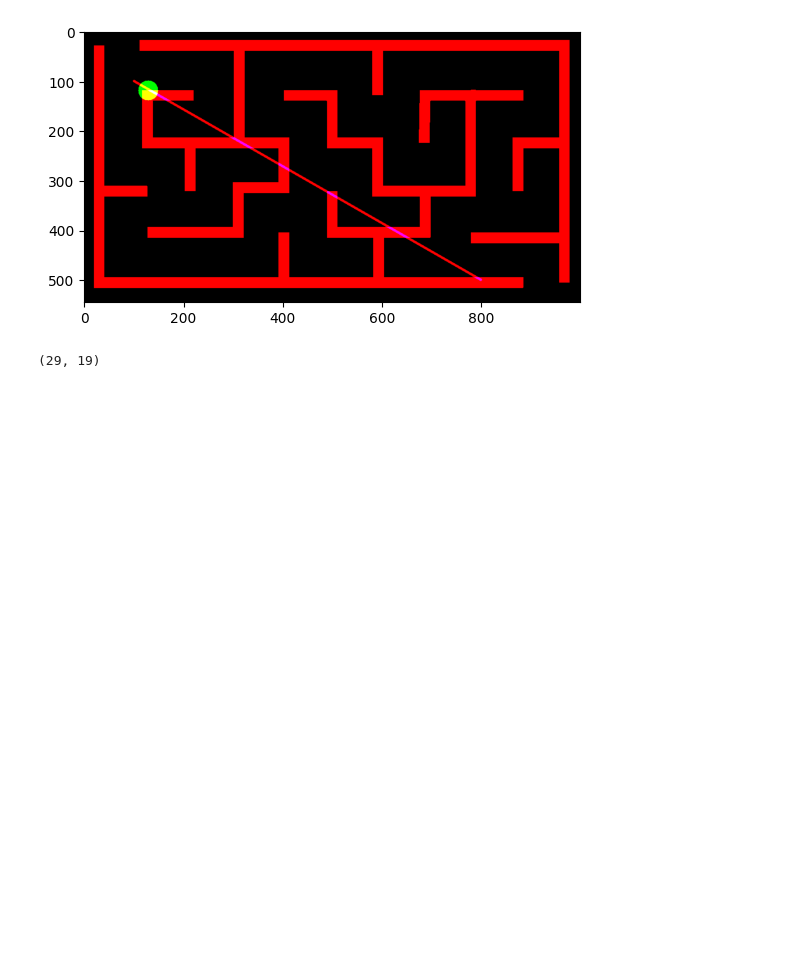
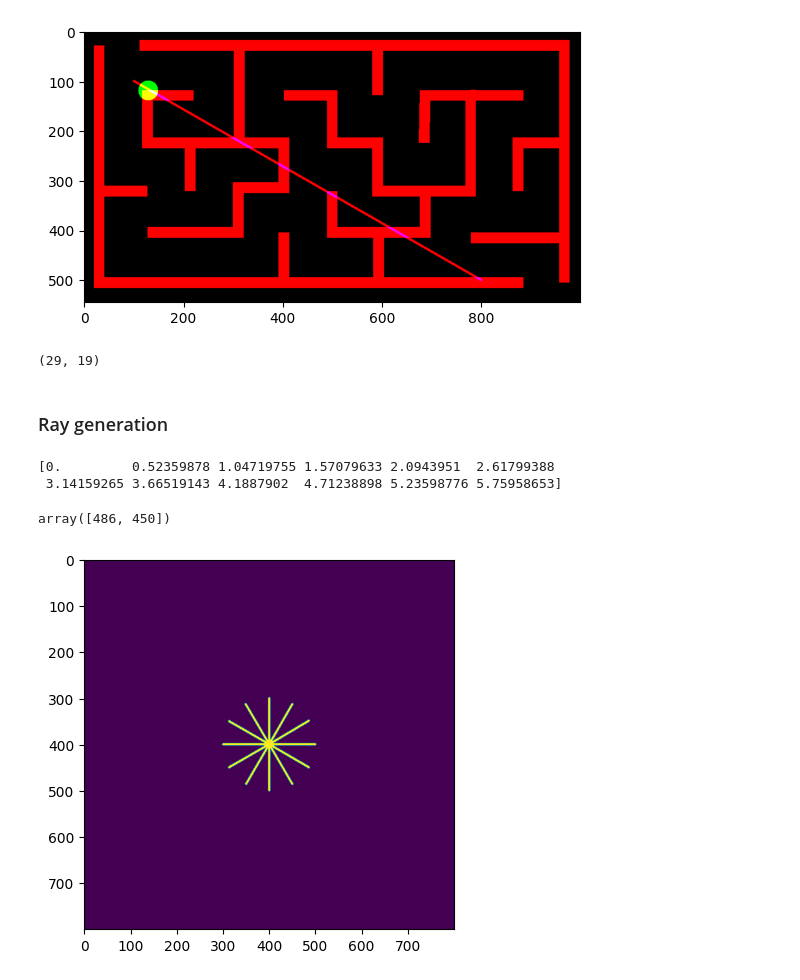
Before and after one commit to georgebaint/Mobile-Robot-Simulator, a Jupyter notebook: maze.ipynb, the cells around one changed output. Drawn from its saved outputs; the diff is of its cells as text; code cells hidden in the pictures; blank space fills up the shorter version.

```diff
--- a/maze.ipynb
+++ b/maze.ipynb
@@ -90,3 +92,34 @@ plt.show()
 touch_point
 # %% [output]
 (29, 19)
+# %% [markdown]
+### Ray generation
+# %%
+grd = (800, 800)
+center = (400, 400)
+num_ray = 12
+# %%
+angles = []
+for i in range(12):
+    angles.append(i * (360 // 12))
+angles = np.radians(angles)
+print(angles)
+
+vec = np.zeros((12, 2), dtype='int')
+vec[:, 0] = np.cos(angles) * 100 + center[0]
+vec[:, 1] = np.sin(angles) * 100 + center[1]
+# %% [output]
+[0.         0.52359878 1.04719755 1.57079633 2.0943951  2.61799388
+ 3.14159265 3.66519143 4.1887902  4.71238898 5.23598776 5.75958653]
+# %%
+vec[1]
+# %% [output]
+array([486, 450])
+# %%
+img = np.zeros((800, 800), dtype='uint8')
+for v in vec:
+    img = cv.line(img, center, (v[0], v[1]), color=255, thickness=thickness)
+plt.imshow(img)
+plt.show()
+# %% [output]
+[figure, added]
```
Also changed, not shown: parts of 1 cell of this notebook.
